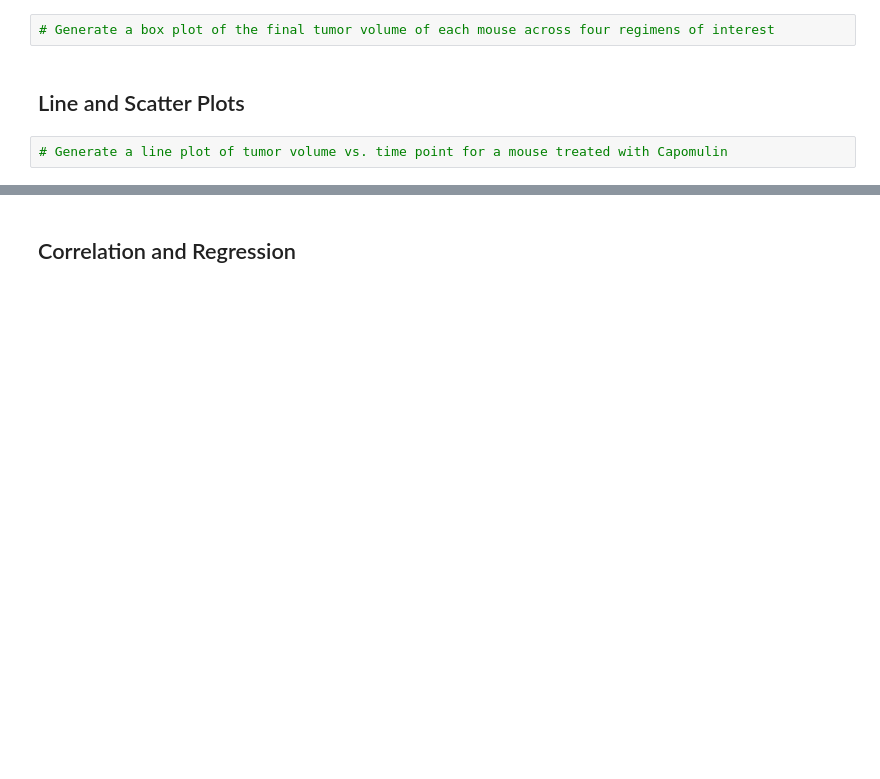
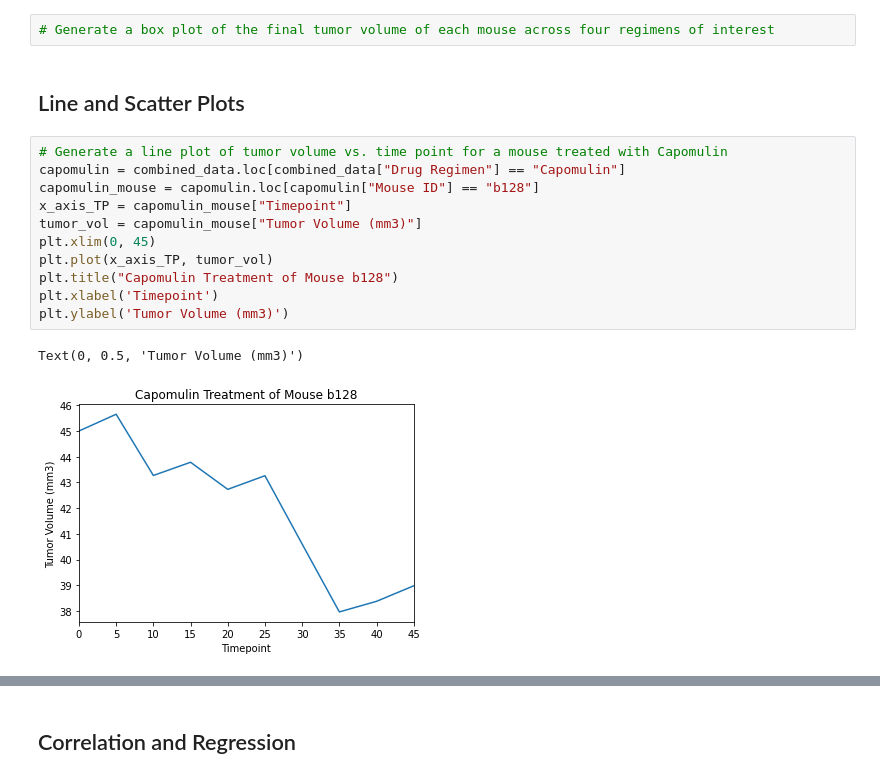
Before and after one commit to arriova16/Matplotlib-Homework, a Jupyter notebook: Pymaceuticals/pymaceuticals_starter.ipynb, the cells around one changed output, grey strips where cells are left out. Saved outputs shown, nothing was run; the diff lists cells and outputs as text; blank space fills up the shorter version.

```diff
--- a/Pymaceuticals/pymaceuticals_starter.ipynb
+++ b/Pymaceuticals/pymaceuticals_starter.ipynb
@@ -187,5 +246,17 @@ combined_data["Drug Regimen"].value_counts().plot.bar()
 # Generate a box plot of the final tumor volume of each mouse across four regimens of interest
 # %% [markdown]
 ## Line and Scatter Plots
-# %%
-# Generate a line plot of tumor volume vs. time point for a mouse treated with Capomulin
+# %%
+# Generate a line plot of tumor volume vs. time point for a mouse treated with Capomulin
+capomulin = combined_data.loc[combined_data["Drug Regimen"] == "Capomulin"]
+capomulin_mouse = capomulin.loc[capomulin["Mouse ID"] == "b128"]
+x_axis_TP = capomulin_mouse["Timepoint"]
+tumor_vol = capomulin_mouse["Tumor Volume (mm3)"]
+plt.xlim(0, 45)
+plt.plot(x_axis_TP, tumor_vol)
+plt.title("Capomulin Treatment of Mouse b128")
+plt.xlabel('Timepoint')
+plt.ylabel('Tumor Volume (mm3)')
+# %% [output]
+Text(0, 0.5, 'Tumor Volume (mm3)')
+[figure, added]
```
Also changed, not shown: parts of 14 cells of this notebook.
